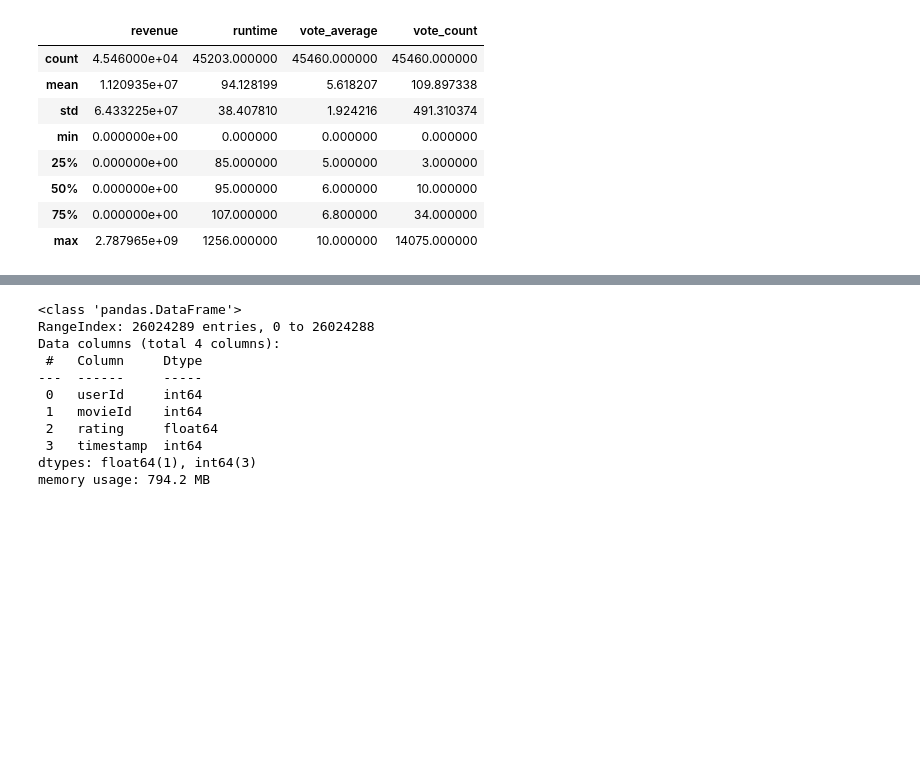
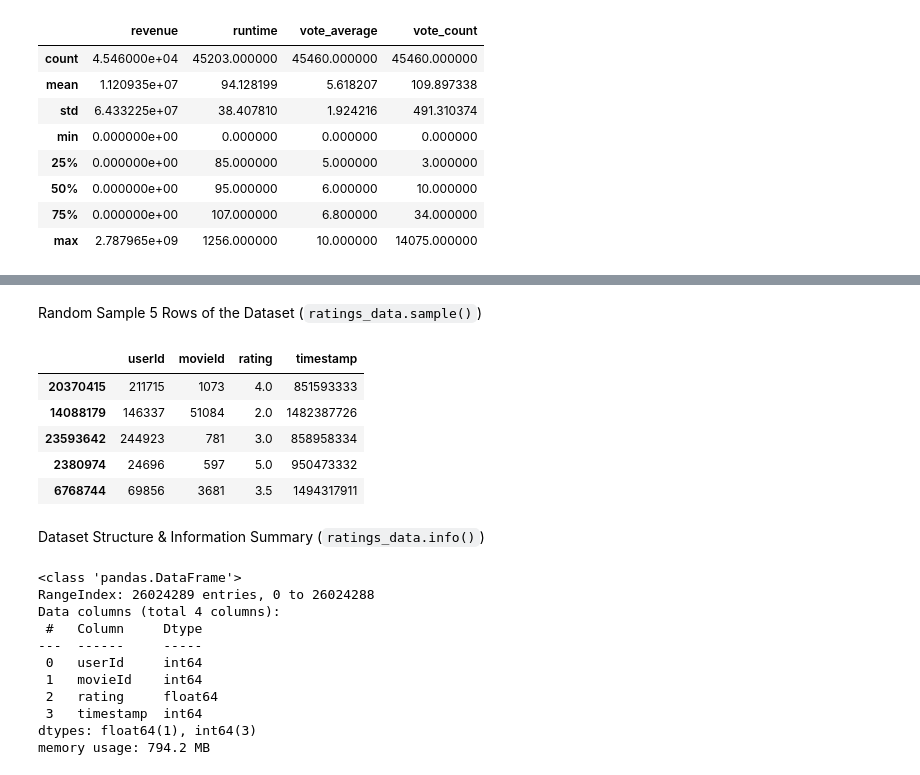
Before and after one commit to berubob/movie-analytics-ds, a Jupyter notebook: movie analytics.ipynb, the cells around one changed output, grey strips where cells are left out. Cells and saved outputs as stored; diff of their text form; code cells hidden in the pictures; blank space fills up the shorter version.

```diff
--- a/movie analytics.ipynb
+++ b/movie analytics.ipynb
@@ -106,3 +142,16 @@ movies_data.describe()
+# %% [markdown]
+Random Sample 5 Rows of the Dataset (``ratings_data.sample()``)
+# %%
+ratings_data.sample(5)
+# %% [output]
+|  | userId | movieId | rating | timestamp |
+| 20370415 | 211715 | 1073 | 4.0 | 851593333 |
+| 14088179 | 146337 | 51084 | 2.0 | 1482387726 |
+| 23593642 | 244923 | 781 | 3.0 | 858958334 |
+| 2380974 | 24696 | 597 | 5.0 | 950473332 |
+| 6768744 | 69856 | 3681 | 3.5 | 1494317911 |
+# %% [markdown]
+Dataset Structure & Information Summary (``ratings_data.info()``)
 # %%
 ratings_data.info()
 # %% [output]
```
Also changed, not shown: parts of 18 cells of this notebook.
